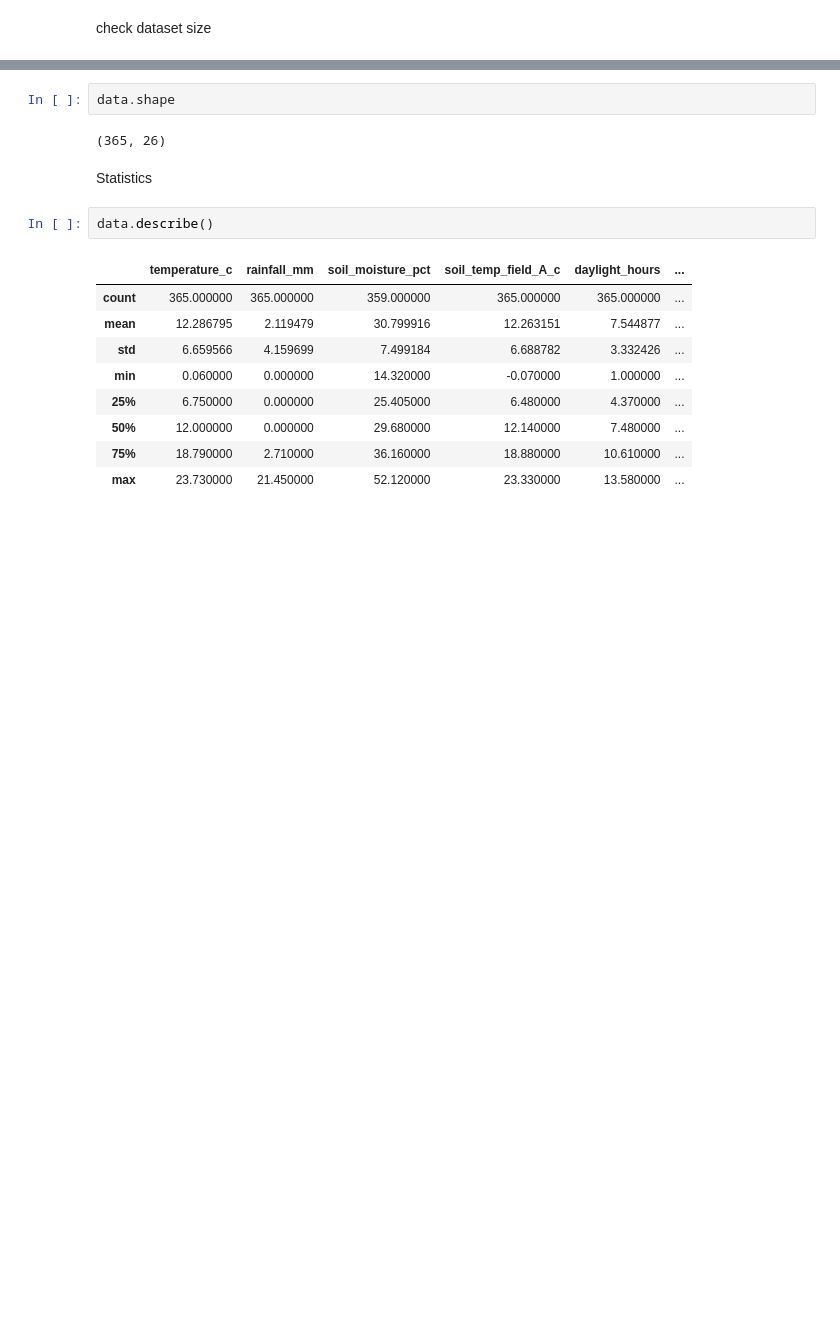
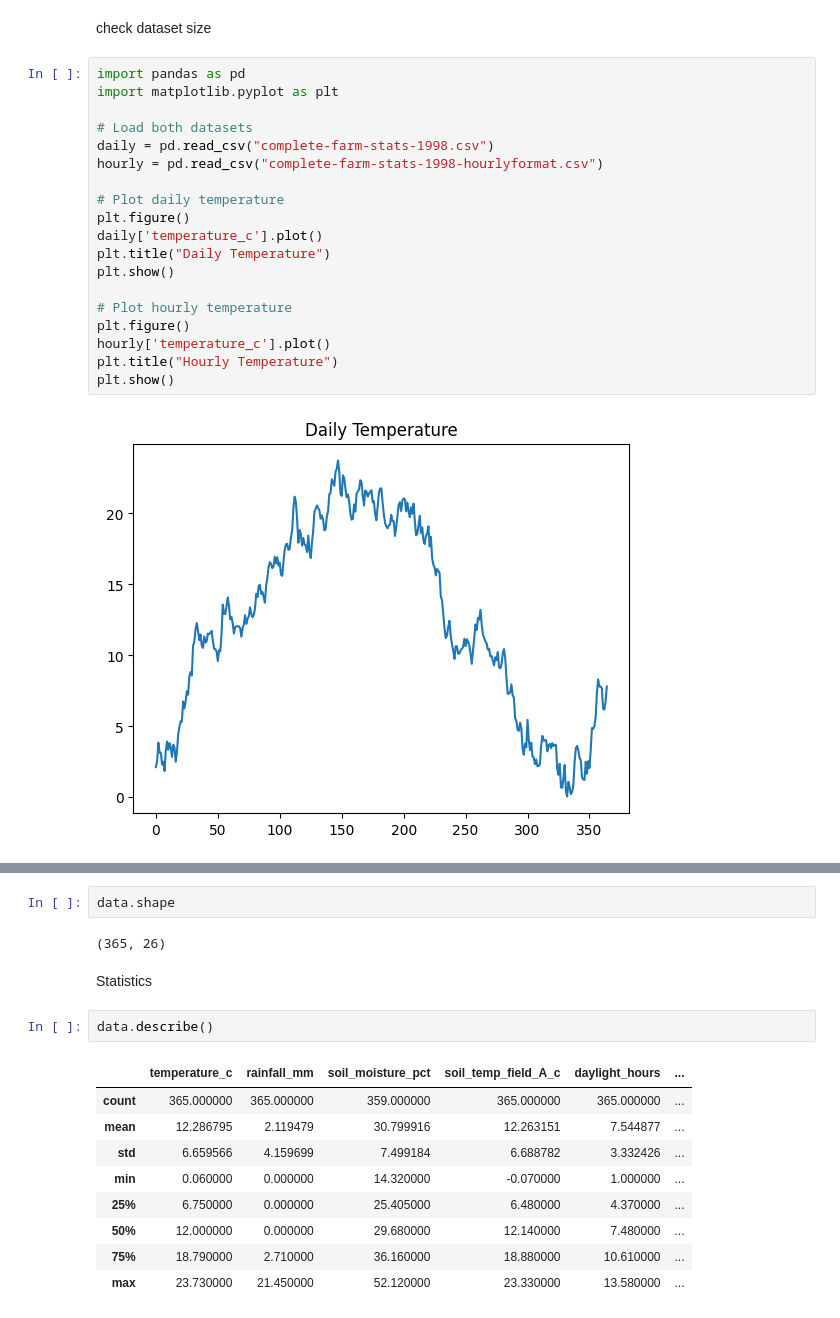
Before and after one commit to Whiteknight54/Big-Data-Datasets, a Jupyter notebook: DIKW.ipynb, the cells around one changed output, grey strips where cells are left out. Drawn from its saved outputs; the diff is of its cells as text; blank space fills up the shorter version.

```diff
--- a/DIKW.ipynb
+++ b/DIKW.ipynb
@@ -58,2 +46,23 @@ total_electricity_kwh
 # %% [markdown]
 check dataset size
+# %%
+import pandas as pd
+import matplotlib.pyplot as plt
+
+# Load both datasets
+daily = pd.read_csv("complete-farm-stats-1998.csv")
+hourly = pd.read_csv("complete-farm-stats-1998-hourlyformat.csv")
+
+# Plot daily temperature
+plt.figure()
+daily['temperature_c'].plot()
+plt.title("Daily Temperature")
+plt.show()
+
+# Plot hourly temperature
+plt.figure()
+hourly['temperature_c'].plot()
+plt.title("Hourly Temperature")
+plt.show()
+# %% [output]
+[figure, added]
```
Also changed, not shown: parts of 22 cells of this notebook.
